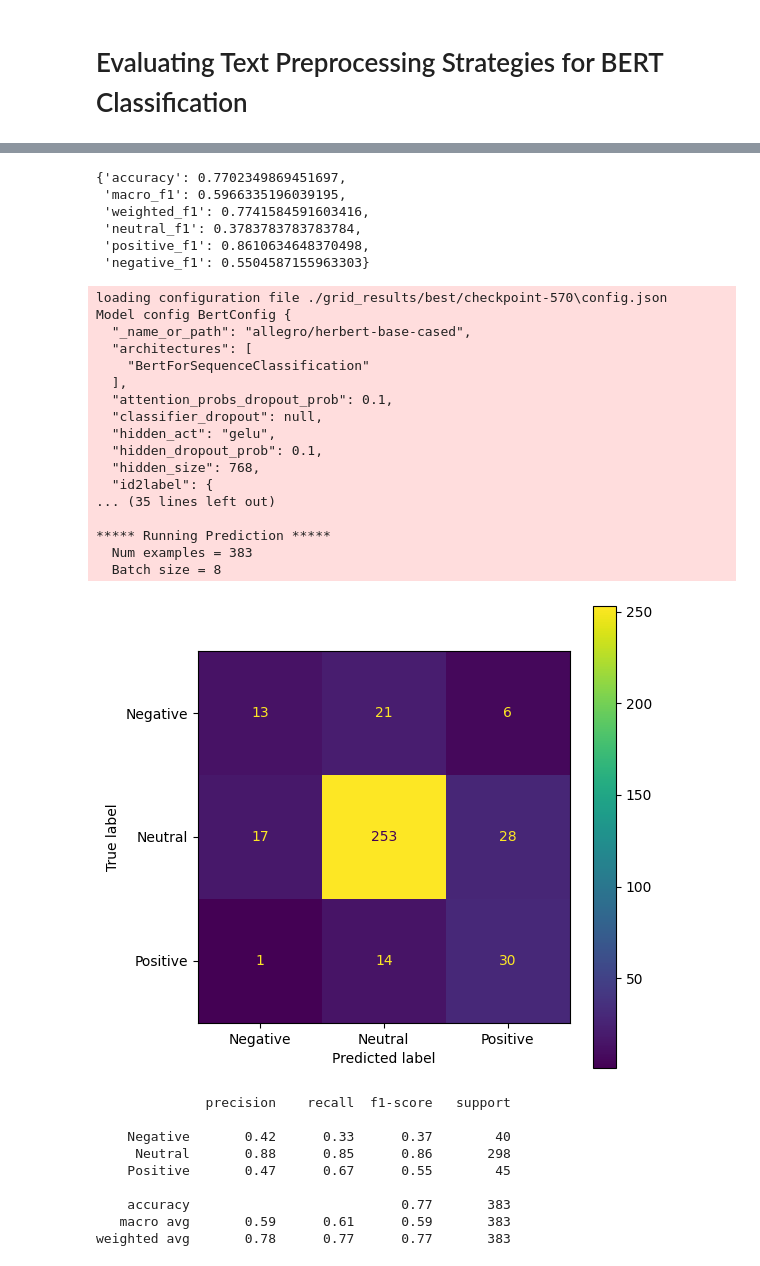
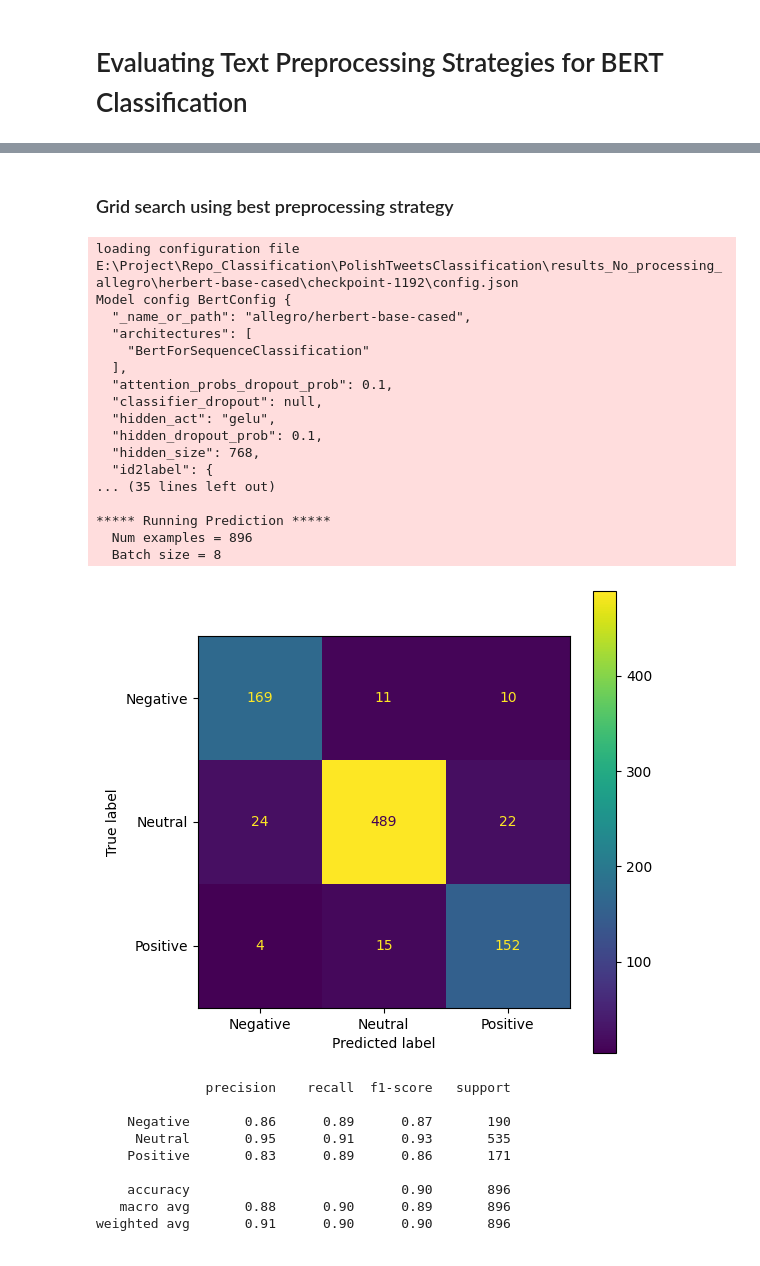
Before and after one commit to SzymonJot/PolishTweetsClassification, a Jupyter notebook: PolishTweetsClassifcation.ipynb, the cells around one changed output, grey strips where cells are left out. Drawn from its saved outputs; the diff is of its cells as text; code cells hidden in the pictures.

```diff
--- a/PolishTweetsClassifcation.ipynb
+++ b/PolishTweetsClassifcation.ipynb
@@ -300,13 +135,0 @@ tokenized_dataset
-# %%
-tokenized_datasets = {}
-for key, df in datasets.items():
-    dataset = Dataset.from_pandas(df)
-    tokenizer = AutoTokenizer.from_pretrained("allegro/herbert-base-cased")
-    tokenized_dataset = dataset.map(
-    lambda examples: tokenizer(examples["text"], truncation=True, padding="max_length",max_length=128),
-    batched=True,
-    remove_columns=['text','__index_level_0__']
-    )
-    tokenized_dataset = tokenized_dataset.shuffle(seed=12).train_test_split(test_size=0.2)
-    tokenized_dataset.set_format("torch", columns=["input_ids", "token_type_ids", "attention_mask", "labels"])
-    tokenized_datasets[key] = tokenized_dataset
@@ -330,0 +180,10 @@ Model config BertConfig {
+# %%
+def apply_transformations(df, transformations, name):
+    """Apply a sequence of transformations to the dataframe's text column"""
+    processed_df = reduce(
+        lambda acc, func: acc.assign(text=acc['text'].apply(func)).drop_duplicates(subset='text'),
+        transformations,
+        copy.deepcopy(df)
+    )
+    processed_df.to_csv(fr'TrainingData/processed_data_{name}.csv')
+    return processed_df
@@ -330,0 +261,5 @@ Model config BertConfig {
+# %%
+# Process all variants
+datasets_basic = {
+    name: apply_transformations(dataset_labeled, pipeline,name = name)
+    for name, pipeline in basic_processing_pipelines.items()}
@@ -330,0 +270,3 @@ Model config BertConfig {
+# %%
+datasets = datasets_basic
+model = tested_models['dkleczek/bert-base-polish-cased-v1']
@@ -821,9 +492,2 @@ Model weights saved in ./grid_results/best\checkpoint-191\model.safetensors
-# %%
-result
-# %% [output]
-{'accuracy': 0.7702349869451697,
- 'macro_f1': 0.5966335196039195,
- 'weighted_f1': 0.7741584591603416,
- 'neutral_f1': 0.3783783783783784,
- 'positive_f1': 0.8610634648370498,
- 'negative_f1': 0.5504587155963303}
+# %% [markdown]
+### Grid search using best preprocessing strategy
@@ -830,48 +497,56 @@ result
 # %%
-model = BertForSequenceClassification.from_pretrained("./grid_results/best/checkpoint-570", num_labels=3)
+model_path = r'E:\Project\Repo_Classification\PolishTweetsClassification\results_No_processing_allegro\herbert-base-cased\checkpoint-1192'
+
+tokenized_dataset = tokenized_datasets['No_processing']
+
+# Load the tokenizer and model
+model = BertForSequenceClassification.from_pretrained(model_path)
 trainer = Trainer(
     model=model,
+    train_dataset=tokenized_dataset["train"],
+    eval_dataset=tokenized_dataset["test"]
 )
+
 
 # Get predictions
 predictions = trainer.predict(tokenized_dataset["test"])
 predicted_labels = np.argmax(predictions.predictions, axis=1)
 true_labels = predictions.label_ids
 
 # Create and display confusion matrix
 cm = confusion_matrix(true_labels, predicted_labels)
 disp = ConfusionMatrixDisplay(confusion_matrix=cm, display_labels=['Negative', 'Neutral', 'Positive'])
 fig, ax = plt.subplots(figsize=(6,6))
 disp.plot(ax=ax)
 plt.show()
 
 # Print classification report
 print(classification_report(true_labels, predicted_labels, target_names=['Negative', 'Neutral', 'Positive']))
 # %% [output]
-loading configuration file ./grid_results/best/checkpoint-570\config.json
+loading configuration file E:\Project\Repo_Classification\PolishTweetsClassification\results_No_processing_allegro\herbert-base-cased\checkpoint-1192\config.json
 Model config BertConfig {
   "_name_or_path": "allegro/herbert-base-cased",
   "architectures": [
     "BertForSequenceClassification"
   ],
   "attention_probs_dropout_prob": 0.1,
   "classifier_dropout": null,
   "hidden_act": "gelu",
   "hidden_dropout_prob": 0.1,
   "hidden_size": 768,
   "id2label": {
 ... (35 lines left out)
 
 ***** Running Prediction *****
-  Num examples = 383
+  Num examples = 896
   Batch size = 8
-[figure, old version]
+[figure, new version]
               precision    recall  f1-score   support
 
-    Negative       0.42      0.33      0.37        40
-     Neutral       0.88      0.85      0.86       298
-    Positive       0.47      0.67      0.55        45
+    Negative       0.86      0.89      0.87       190
+     Neutral       0.95      0.91      0.93       535
+    Positive       0.83      0.89      0.86       171
 
-    accuracy                           0.77       383
-   macro avg       0.59      0.61      0.59       383
-weighted avg       0.78      0.77      0.77       383
+    accuracy                           0.90       896
+   macro avg       0.88      0.90      0.89       896
+weighted avg       0.91      0.90      0.90       896
```
Also changed, not shown: parts of 40 cells of this notebook, 8 other files.
